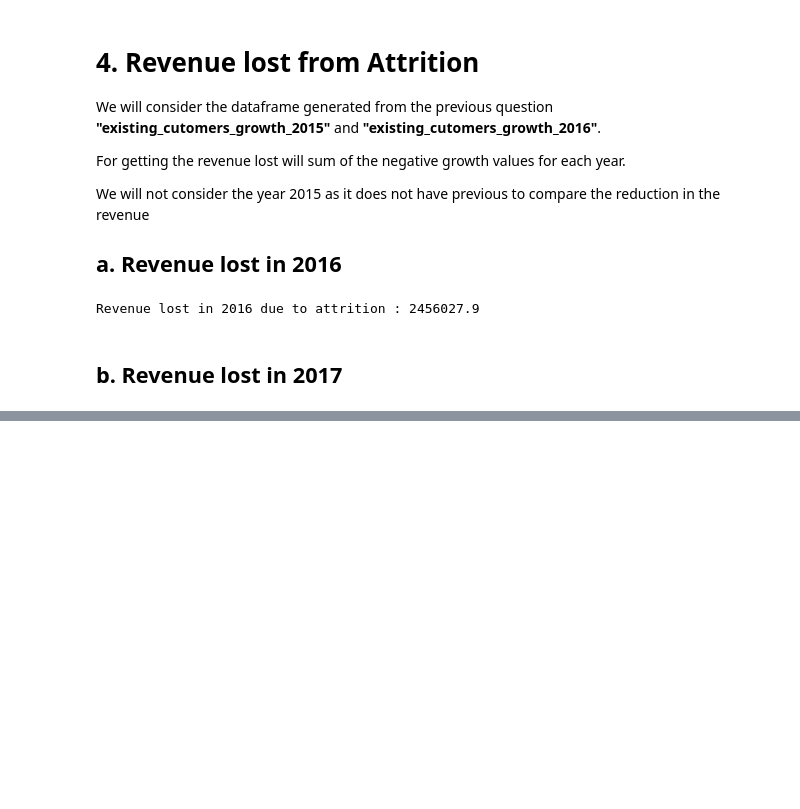
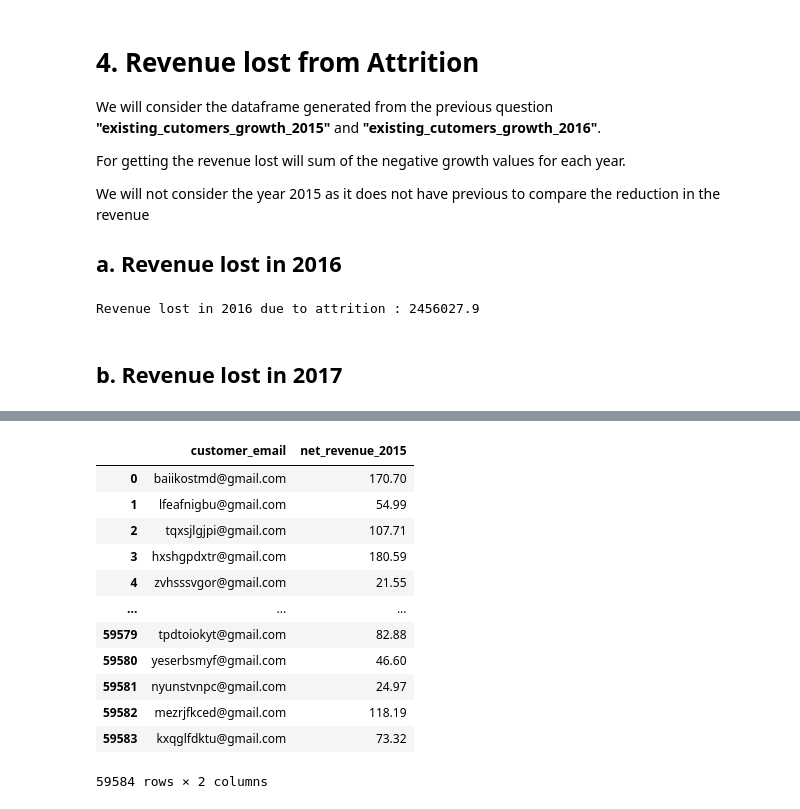
Before and after one commit to saishdesai23/Customer-Order-Analysis, a Jupyter notebook: case_study_2.ipynb, the cells around one changed output, grey strips where cells are left out. Cells and saved outputs as stored; diff of their text form; code cells hidden in the pictures; blank space fills up the shorter version.

```diff
--- a/case_study_2.ipynb
+++ b/case_study_2.ipynb
@@ -187,0 +238,17 @@ Revenue lost in 2017 due to attrition : 868535.01
+# %%
+existing_cutomers_revenue_2016_prior = existing_cutomers_growth_2016[['customer_email','net_revenue_2015']]
+existing_cutomers_revenue_2016_prior
+# %% [output]
+|  | customer_email | net_revenue_2015 |
+| 0 | baiikostmd@gmail.com | 170.70 |
+| 1 | lfeafnigbu@gmail.com | 54.99 |
+| 2 | tqxsjlgjpi@gmail.com | 107.71 |
+| 3 | hxshgpdxtr@gmail.com | 180.59 |
+| 4 | zvhsssvgor@gmail.com | 21.55 |
+| ... | ... | ... |
+| 59579 | tpdtoiokyt@gmail.com | 82.88 |
+| 59580 | yeserbsmyf@gmail.com | 46.60 |
+| 59581 | nyunstvnpc@gmail.com | 24.97 |
+| 59582 | mezrjfkced@gmail.com | 118.19 |
+| 59583 | kxqglfdktu@gmail.com | 73.32 |
+59584 rows × 2 columns
```
Also changed, not shown: parts of 19 cells of this notebook.
